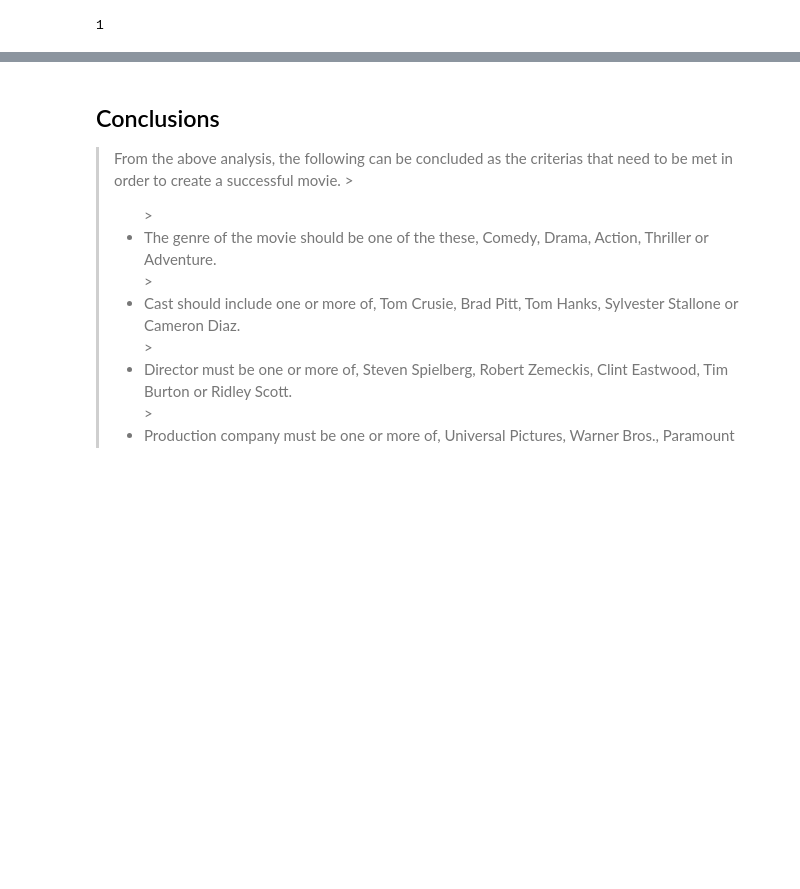
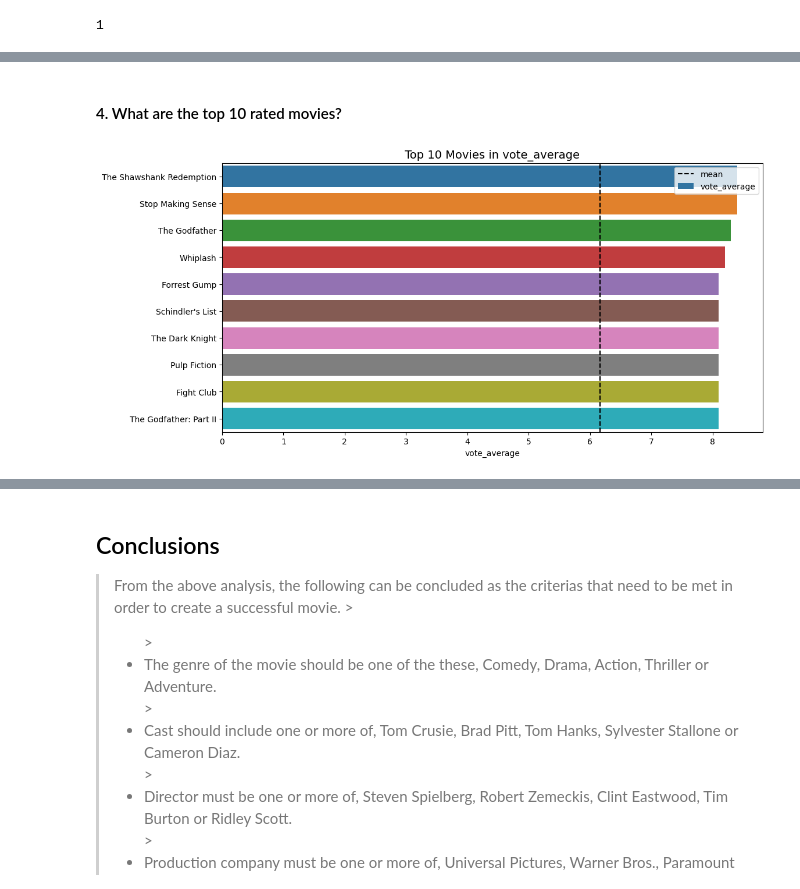
Before and after one commit to jiyoonlee96/Udacity_Data_Analyst_Nanodegree, a Jupyter notebook: Project 2/Udacity_DAND_Project2.ipynb, the cells around one changed output, grey strips where cells are left out. Saved outputs shown, nothing was run; the diff lists cells and outputs as text; code cells hidden in the pictures; blank space fills up the shorter version.

```diff
--- a/Project 2/Udacity_DAND_Project2.ipynb
+++ b/Project 2/Udacity_DAND_Project2.ipynb
@@ -507,0 +243,6 @@ The average revenue of a succesful movie is 254957662.6
+# %% [markdown]
+#### 4. What are the top 10 rated movies?
+# %%
+topten('vote_average')
+# %% [output]
+[figure, added]
```
Also changed, not shown: parts of 90 cells of this notebook.
